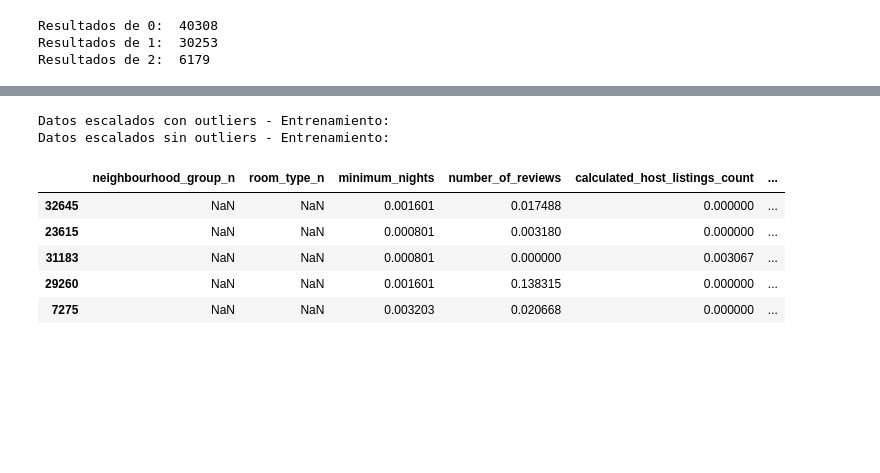
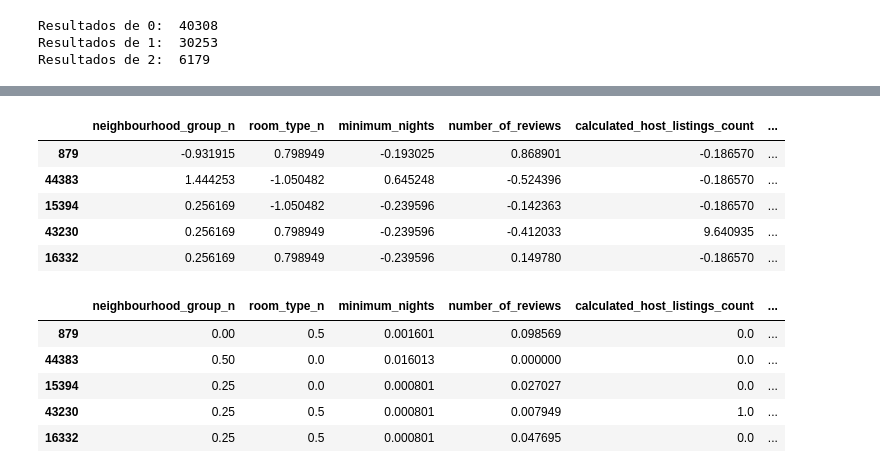
Before and after one commit to 4GeeksAcademy/Booting_algorithm-NatTajuelo, a Jupyter notebook: src/explore.ipynb, the cells around one changed output, grey strips where cells are left out. Saved outputs shown, nothing was run; the diff lists cells and outputs as text; code cells hidden in the pictures; blank space fills up the shorter version.

```diff
--- a/src/explore.ipynb
+++ b/src/explore.ipynb
@@ -206,5 +206,30 @@ plt.show()
 # %% [markdown]
 #Análisis
+# %%
+import json
+
+factorize = pd.factorize(total_data["neighbourhood_group"])
+parsing_dict = {}
+indices = factorize[1]
+set_factor = list(set(factorize[0]))
+for index in range(len(factorize[1])):
+  parsing_dict.update({indices[index]: int(set_factor[index])})
+
+with open("transform_neighbourhood_group.json", "w") as f:
+  json.dump(parsing_dict, f)
+total_data["neighbourhood_group_n"] = factorize[0]
+
+
+factorize = pd.factorize(total_data["room_type"])
+parsing_dict = {}
+indices = factorize[1]
+set_factor = list(set(factorize[0]))
+for index in range(len(factorize[1])):
+  parsing_dict.update({indices[index]: int(set_factor[index])})
+
+with open("transform_room_type.json", "w") as f:
+  json.dump(parsing_dict, f)
+total_data["room_type_n"] = factorize[0]
 # %%
 import json
 
@@ -216,6 +241,3 @@ with open("transform_room_type.json", "r") as f:
 
 total_data["neighbourhood_group_n"] = total_data["neighbourhood_group"].apply(lambda x: neighbourhood_group_dict.get(x))
 total_data["room_type_n"] = total_data["room_type"].apply(lambda x: room_type_dict.get(x))
-
-total_data["neighbourhood_group_n"] = total_data.apply(lambda x: neighbourhood_group_dict.get(x["neighbourhood_group"]), axis = 0)
-total_data["room_type_n"] = total_data.apply(lambda x: room_type_dict.get(x["room_type"]), axis = 0)
@@ -518,12 +540,14 @@ from sklearn.model_selection import train_test_split
 num_variables = ["neighbourhood_group_n", "room_type_n", "minimum_nights", "number_of_reviews", "calculated_host_listings_count", "availability_365"]
 
 X_con_outliers = total_data_con_outliers.drop("price", axis = 1)[num_variables]
-y = total_data_con_outliers["price"]
+y_con_outliers = total_data_con_outliers["price"]
 X_sin_outliers = total_data_sin_outliers.drop("price", axis = 1)[num_variables]
+y_sin_outliers = total_data_sin_outliers["price"]
 
-X_train_con_outliers, X_test_con_outliers, y_train, y_test = train_test_split(X_con_outliers, y, test_size = 0.2, random_state = 42)
-X_train_sin_outliers, X_test_sin_outliers, _, _ = train_test_split(X_sin_outliers, y, test_size = 0.2, random_state = 42)
+X_train_con_outliers, X_test_con_outliers, y_train_con_outliers, y_test_con_outliers = train_test_split(X_con_outliers, y_con_outliers, test_size = 0.2, random_state = 42)
+X_train_sin_outliers, X_test_sin_outliers, y_train_sin_outliers, y_test_sin_outliers = train_test_split(X_sin_outliers, y_sin_outliers, test_size = 0.2, random_state = 42)
 
 X_train_con_outliers.head()
+X_train_sin_outliers.head()
 # %% [output]
 |  | neighbourhood_group_n | room_type_n | minimum_nights | number_of_reviews | calculated_host_listings_count | ... |
@@ -593,3 +609,13 @@ Datos de entrenamiento sin outliers:
+# %%
+X_train_sin_outliers_norm.head()
+X_test_sin_outliers_norm.head()
+# %% [output]
+|  | neighbourhood_group_n | room_type_n | minimum_nights | number_of_reviews | calculated_host_listings_count | ... |
+| 879 | -0.931915 | 0.798949 | -0.193025 | 0.868901 | -0.186570 | ... |
+| 44383 | 1.444253 | -1.050482 | 0.645248 | -0.524396 | -0.186570 | ... |
+| 15394 | 0.256169 | -1.050482 | -0.239596 | -0.142363 | -0.186570 | ... |
+| 43230 | 0.256169 | 0.798949 | -0.239596 | -0.412033 | 9.640935 | ... |
+| 16332 | 0.256169 | 0.798949 | -0.239596 | 0.149780 | -0.186570 | ... |
 # %%
 #Min-Max Scaling
 
@@ -618,17 +644,12 @@ X_test_no_outliers_scal = pd.DataFrame(X_test_no_outliers_scal, index=X_test_sin
 # %%
 #Imprimimos los resultados
 
-print("Datos escalados con outliers - Entrenamiento:")
 X_train_con_outliers_scal.head()
-
-print("Datos escalados sin outliers - Entrenamiento:")
-X_train_no_outliers_scal.head()
+X_test_con_outliers_scal.head()
 # %% [output]
-Datos escalados con outliers - Entrenamiento:
-Datos escalados sin outliers - Entrenamiento:
 |  | neighbourhood_group_n | room_type_n | minimum_nights | number_of_reviews | calculated_host_listings_count | ... |
-| 32645 | NaN | NaN | 0.001601 | 0.017488 | 0.000000 | ... |
-| 23615 | NaN | NaN | 0.000801 | 0.003180 | 0.000000 | ... |
-| 31183 | NaN | NaN | 0.000801 | 0.000000 | 0.003067 | ... |
-| 29260 | NaN | NaN | 0.001601 | 0.138315 | 0.000000 | ... |
-| 7275 | NaN | NaN | 0.003203 | 0.020668 | 0.000000 | ... |
+| 879 | 0.00 | 0.5 | 0.001601 | 0.098569 | 0.0 | ... |
+| 44383 | 0.50 | 0.0 | 0.016013 | 0.000000 | 0.0 | ... |
+| 15394 | 0.25 | 0.0 | 0.000801 | 0.027027 | 0.0 | ... |
+| 43230 | 0.25 | 0.5 | 0.000801 | 0.007949 | 1.0 | ... |
+| 16332 | 0.25 | 0.5 | 0.000801 | 0.047695 | 0.0 | ... |
```
Also changed, not shown: parts of 29 cells of this notebook, 13 other files.
